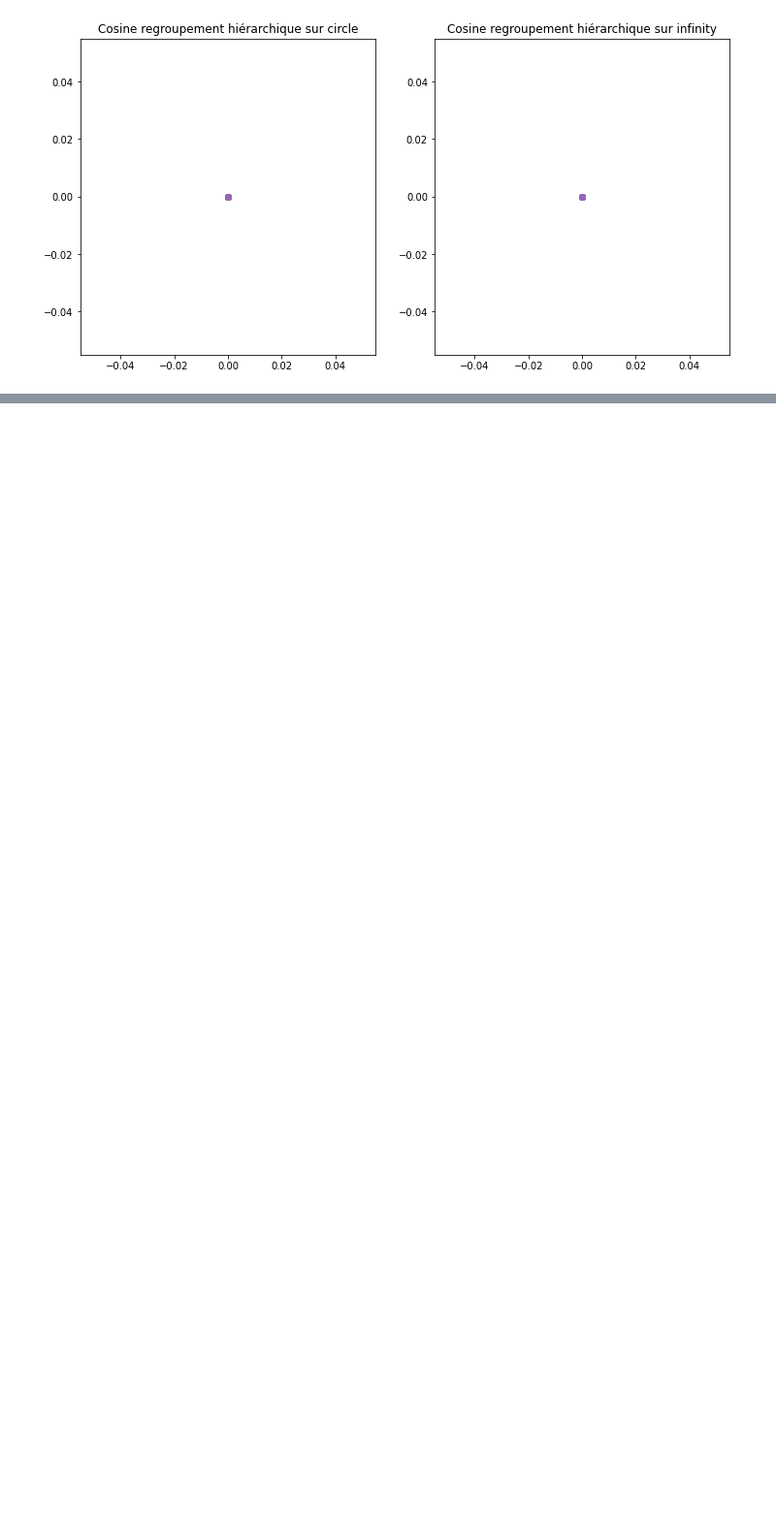
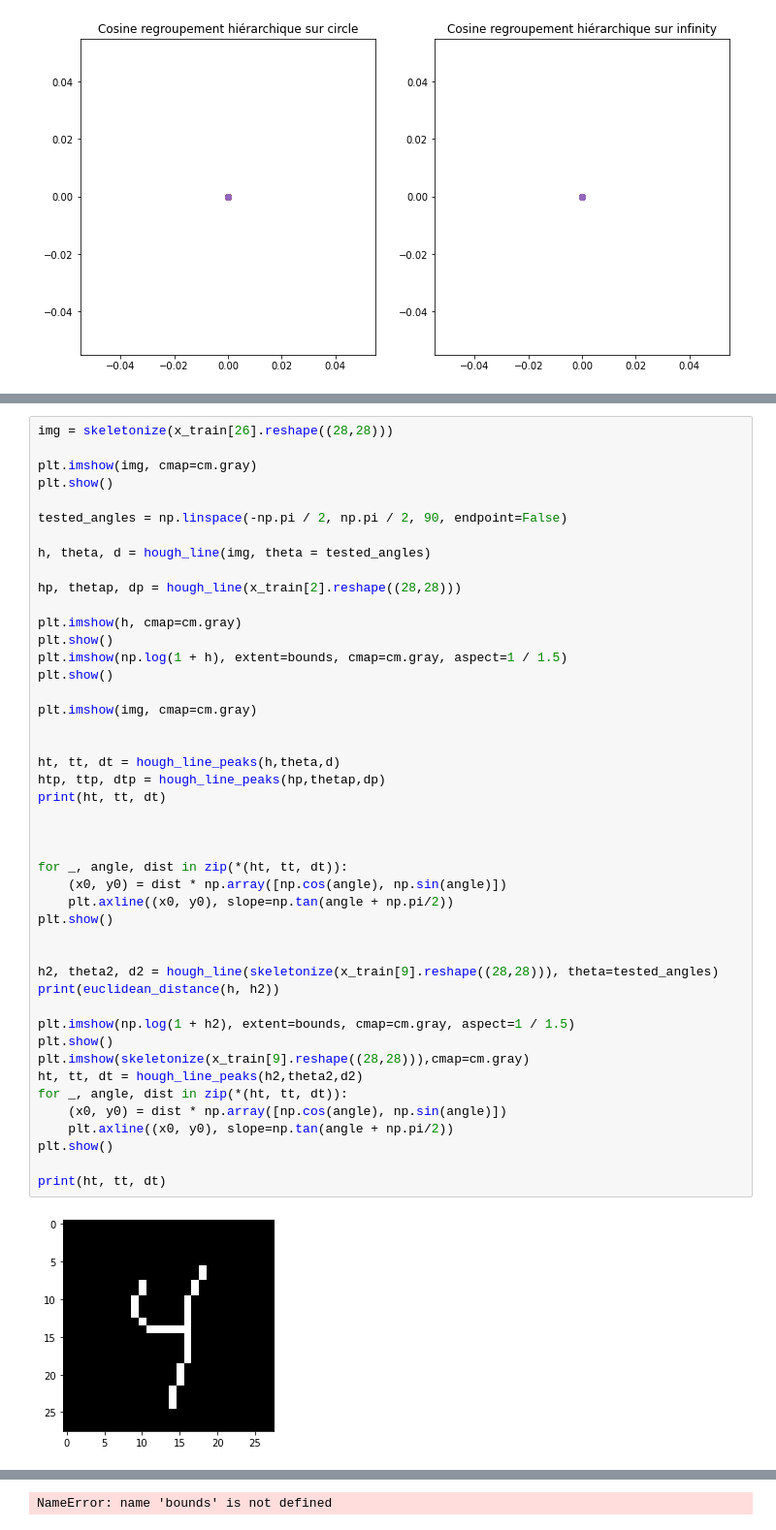
Before and after one commit to XinyuR1/IFT-3700-Devoir-1, a Jupyter notebook: MNIST - Similarity.ipynb, the cells around one changed output, grey strips where cells are left out. Shown: that part at 97% size. Drawn from its saved outputs; the diff is of its cells as text; blank space fills up the shorter version.

```diff
--- a/MNIST - Similarity.ipynb
+++ b/MNIST - Similarity.ipynb
@@ -373,0 +492,47 @@ for i in range(5):
+# %%
+img = skeletonize(x_train[26].reshape((28,28)))
+
+plt.imshow(img, cmap=cm.gray)
+plt.show()
+
+tested_angles = np.linspace(-np.pi / 2, np.pi / 2, 90, endpoint=False)
+
+h, theta, d = hough_line(img, theta = tested_angles)
+
+hp, thetap, dp = hough_line(x_train[2].reshape((28,28)))
+
+plt.imshow(h, cmap=cm.gray)
+plt.show()
+plt.imshow(np.log(1 + h), extent=bounds, cmap=cm.gray, aspect=1 / 1.5)
+plt.show()
+
+plt.imshow(img, cmap=cm.gray)
+
+
+ht, tt, dt = hough_line_peaks(h,theta,d)
+htp, ttp, dtp = hough_line_peaks(hp,thetap,dp)
+print(ht, tt, dt)
+
+
+
+for _, angle, dist in zip(*(ht, tt, dt)):
+    (x0, y0) = dist * np.array([np.cos(angle), np.sin(angle)])
+    plt.axline((x0, y0), slope=np.tan(angle + np.pi/2))
+plt.show()
+
+
+h2, theta2, d2 = hough_line(skeletonize(x_train[9].reshape((28,28))), theta=tested_angles)
+print(euclidean_distance(h, h2))
+
+plt.imshow(np.log(1 + h2), extent=bounds, cmap=cm.gray, aspect=1 / 1.5)
+plt.show()
+plt.imshow(skeletonize(x_train[9].reshape((28,28))),cmap=cm.gray)
+ht, tt, dt = hough_line_peaks(h2,theta2,d2)
+for _, angle, dist in zip(*(ht, tt, dt)):
+    (x0, y0) = dist * np.array([np.cos(angle), np.sin(angle)])
+    plt.axline((x0, y0), slope=np.tan(angle + np.pi/2))
+plt.show()
+
+print(ht, tt, dt)
+# %% [output]
+[figure, added]
@@ -373,0 +540 @@ for i in range(5):
+NameError: name 'bounds' is not defined
```
Also changed, not shown: parts of 14 cells of this notebook.
